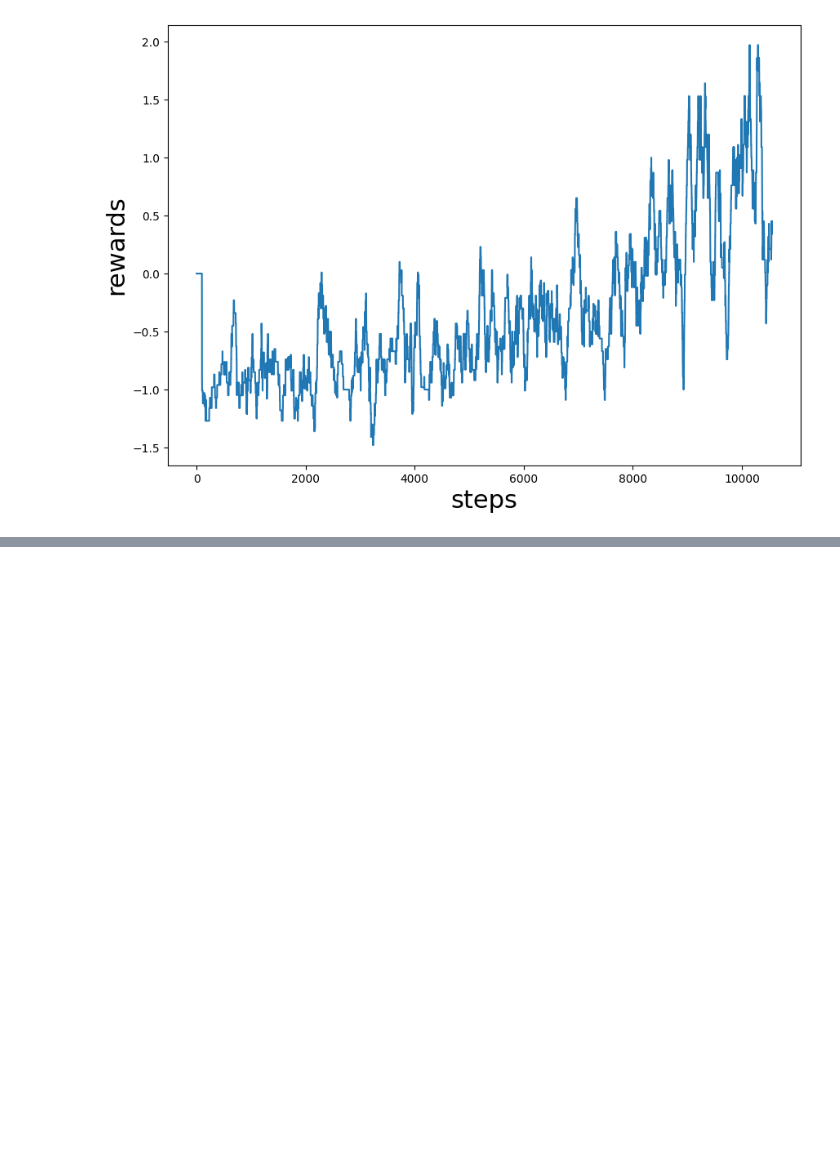
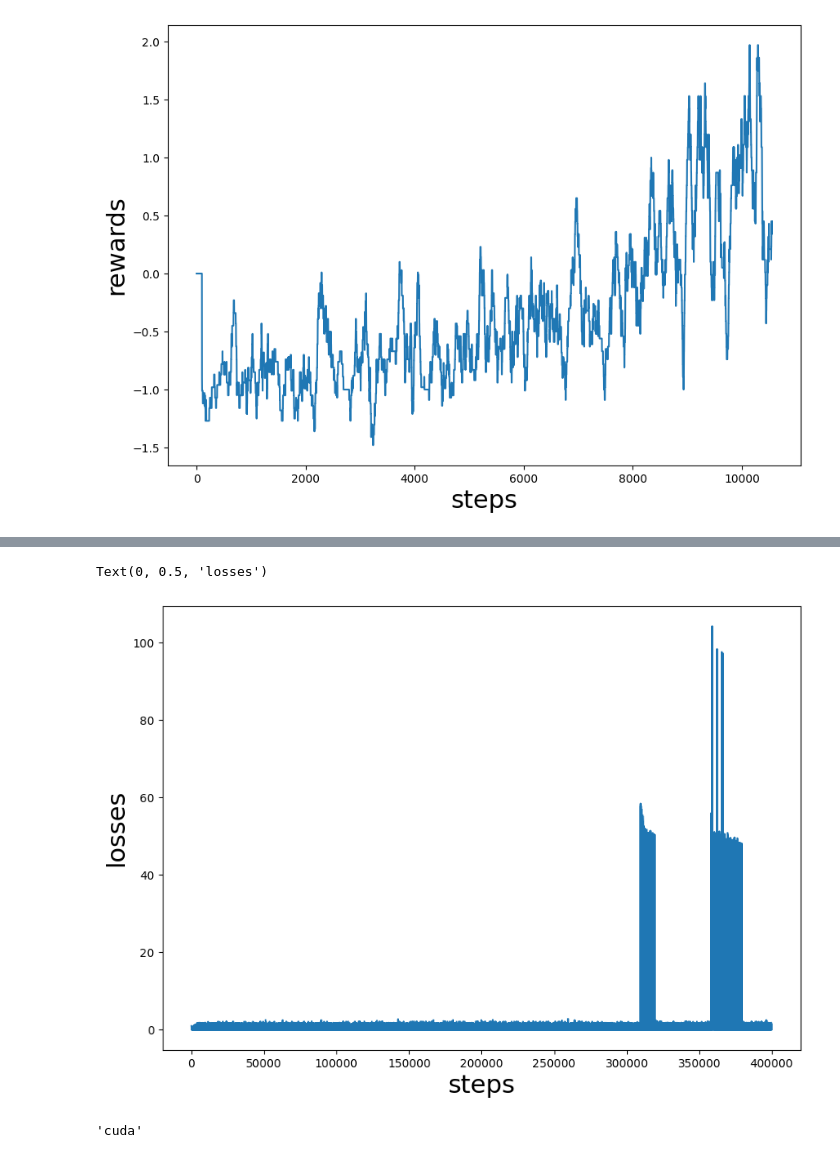
Before and after one commit to lestetedelioncourt/Testrepository, a Jupyter notebook: GridworldDeepQ.ipynb, the cells around one changed output, grey strips where cells are left out. Cells and saved outputs as stored; diff of their text form; code cells hidden in the pictures; blank space fills up the shorter version.

```diff
--- a/GridworldDeepQ.ipynb
+++ b/GridworldDeepQ.ipynb
@@ -527,0 +549,2 @@ for i in range(EPOCHS):
+# %%
+actions = {'left':0, 'do_nothing':1, 'right':2}
@@ -527,0 +555,3 @@ for i in range(EPOCHS):
+# %%
+env.step(actions['right'])  # represents new state, and reward which is -1.0
+# False variable tells us whether terminal state or not
@@ -527,0 +566,5 @@ for i in range(EPOCHS):
+# %%
+INPUT_SHAPE = env.observation_space.sample().shape[0]
+print("input shape: ", INPUT_SHAPE)
+OUTPUT_SHAPE = len(actions)
+print("output shape: ", OUTPUT_SHAPE)
@@ -527,0 +574,20 @@ for i in range(EPOCHS):
+# %%
+import torch
+
+device = "cuda" if torch.cuda.is_available() else "cpu"
+
+class Net(torch.nn.Module):
+    def __init__(self, input_shape, output_shape):
+        super(Net, self).__init__()
+        self.linear1 = torch.nn.Linear(input_shape, 20)
+        self.linear2 = torch.nn.Linear(20, 10)
+        self.linear3 = torch.nn.Linear(10, output_shape)
+        self.activation = torch.nn.ReLU()
+
+    def forward(self, x):
+        x = self.linear1(x)
+        x = self.activation(x)
+        x = self.linear2(x)
+        x = self.activation(x)
+        x = self.linear3(x)
+        return x
@@ -527,0 +683,8 @@ for i in range(EPOCHS):
+# %%
+plt.figure(figsize=(10,7))
+plt.plot(losses)
+plt.xlabel("steps", fontsize=22)
+plt.ylabel("losses", fontsize=22)
+# %% [output]
+Text(0, 0.5, 'losses')
+[figure, added]
@@ -527,0 +728,4 @@ for i in range(EPOCHS):
+# %%
+device
+# %% [output]
+'cuda'
```
Also changed, not shown: parts of 44 cells of this notebook.
